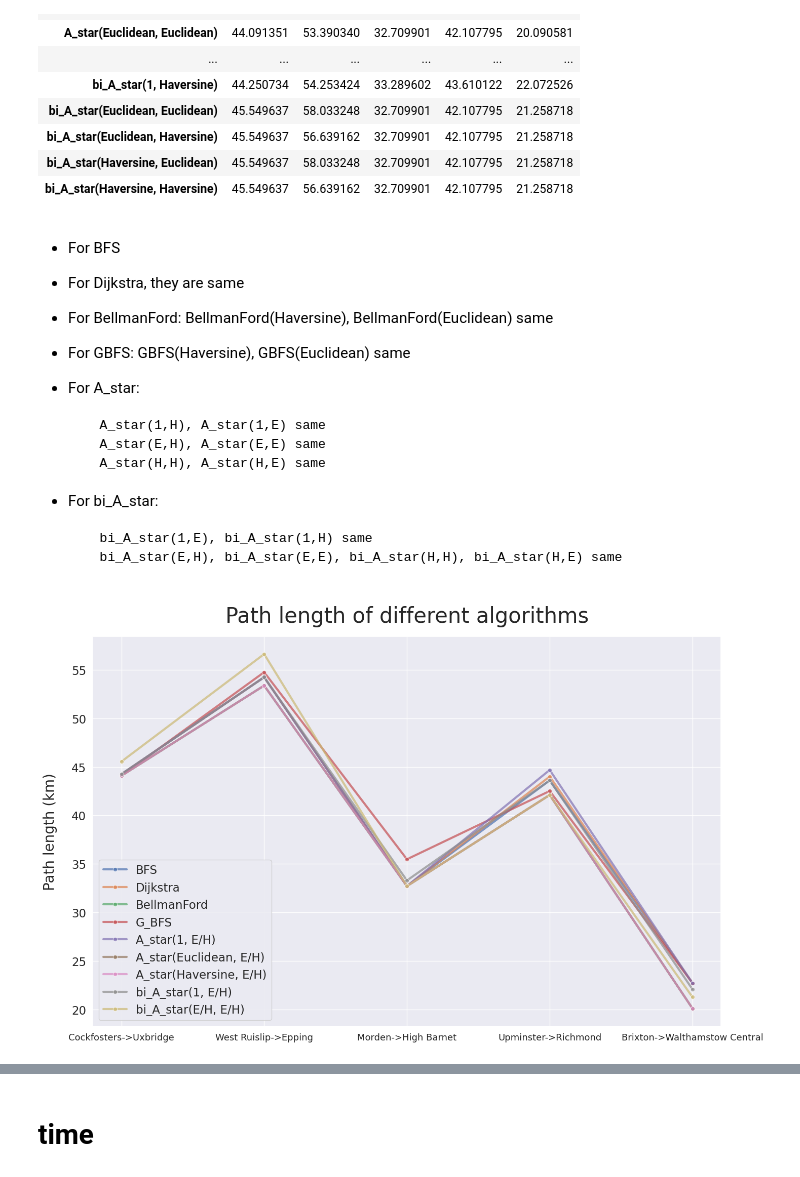
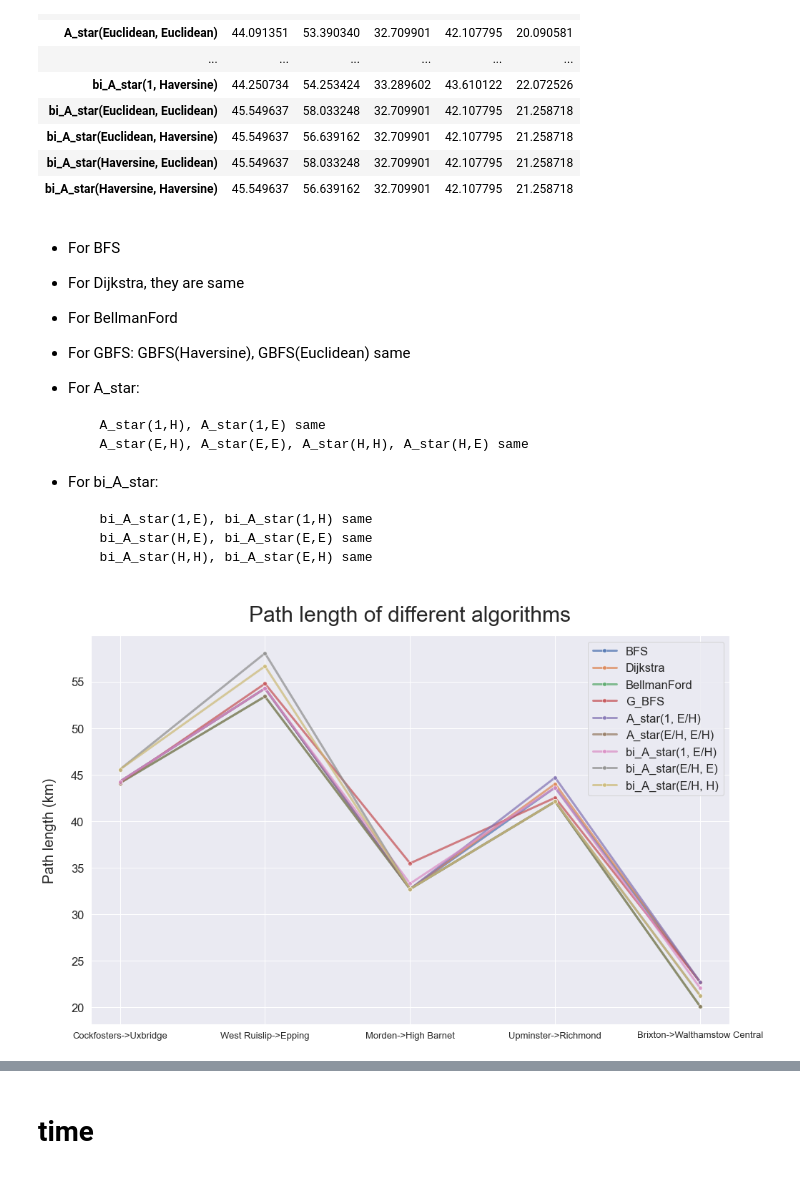
Before and after one commit to SustechSTA303/STA303-Assignment03, a Jupyter notebook: myWork/analysis&plot.ipynb, the cells around one changed output, grey strips where cells are left out. Drawn from its saved outputs; the diff is of its cells as text; code cells hidden in the pictures.

```diff
--- a/myWork/analysis&plot.ipynb
+++ b/myWork/analysis&plot.ipynb
@@ -47,39 +45,41 @@ pathLen.T
 
 - For Dijkstra, they are same
 
-- For BellmanFord: BellmanFord(Haversine), BellmanFord(Euclidean) same
+- For BellmanFord
 
 - For GBFS: GBFS(Haversine), GBFS(Euclidean) same
 
 - For A_star:
 
         A_star(1,H), A_star(1,E) same
-        A_star(E,H), A_star(E,E) same
-        A_star(H,H), A_star(H,E) same
+        A_star(E,H), A_star(E,E), A_star(H,H), A_star(H,E) same
+
 
 - For bi_A_star:
 
         bi_A_star(1,E), bi_A_star(1,H) same
-        bi_A_star(E,H), bi_A_star(E,E), bi_A_star(H,H), bi_A_star(H,E) same
+        bi_A_star(H,E), bi_A_star(E,E) same
+        bi_A_star(H,H), bi_A_star(E,H) same
 # %%
 plt.figure(figsize=(16, 10))
 sns.set(font_scale=1.5)
 sns.lineplot(data = pathLen['BFS'], label='BFS',marker='o',linewidth = 3,alpha = 0.7)
 sns.lineplot(data = pathLen['Dijkstra(1)'], label='Dijkstra',marker='o',linewidth = 3,alpha = 0.7)
 sns.lineplot(data = pathLen['BellmanFord(Euclidean)'], label='BellmanFord',marker='o',linewidth = 3,alpha = 0.7)
 sns.lineplot(data= pathLen['G_BFS(Haversine)'], label='G_BFS',marker='o',linewidth = 3,alpha = 0.7)
 sns.lineplot(data = pathLen['A_star(1, Euclidean)'], label='A_star(1, E/H)',marker='o',linewidth = 3,alpha = 0.7)
-sns.lineplot(data = pathLen['A_star(Euclidean, Euclidean)'], label='A_star(Euclidean, E/H)',marker='o',linewidth = 3,alpha = 0.7)
-sns.lineplot(data = pathLen['A_star(Haversine, Euclidean)'], label='A_star(Haversine, E/H)',marker='o',linewidth = 3,alpha = 0.7)
+sns.lineplot(data = pathLen['A_star(Euclidean, Euclidean)'], label='A_star(E/H, E/H)',marker='o',linewidth = 3,alpha = 0.7)
+# sns.lineplot(data = pathLen['A_star(Haversine, Euclidean)'], label='A_star(Haversine, E/H)',marker='o',linewidth = 3,alpha = 0.7)
 sns.lineplot(data=pathLen['bi_A_star(1, Haversine)'], label='bi_A_star(1, E/H)',marker='o',linewidth = 3,alpha = 0.7)
-sns.lineplot(data=pathLen['bi_A_star(Euclidean, Haversine)'], label='bi_A_star(E/H, E/H)',marker='o',linewidth = 3,alpha = 0.7)
+sns.lineplot(data=pathLen['bi_A_star(Euclidean, Euclidean)'], label='bi_A_star(E/H, E)',marker='o',linewidth = 3,alpha = 0.7)
+sns.lineplot(data=pathLen['bi_A_star(Haversine, Haversine)'], label='bi_A_star(E/H, H)',marker='o',linewidth = 3,alpha = 0.7)
 
 plt.title("Path length of different algorithms",fontsize=30, pad=20)
 plt.ylabel("Path length (km)",fontsize=20, labelpad=20)
 plt.xticks([0,1,2,3,4],["Cockfosters->Uxbridge","West Ruislip->Epping","Morden->High Barnet","Upminster->Richmond","Brixton->Walthamstow Central"],fontsize=13);
 
 
 plt.savefig("present/pathLen.svg")
 # %% [output]
-[figure, old version]
+[figure, new version]
 # %%
```
Also changed, not shown: parts of 6 cells of this notebook, 8 other files.
